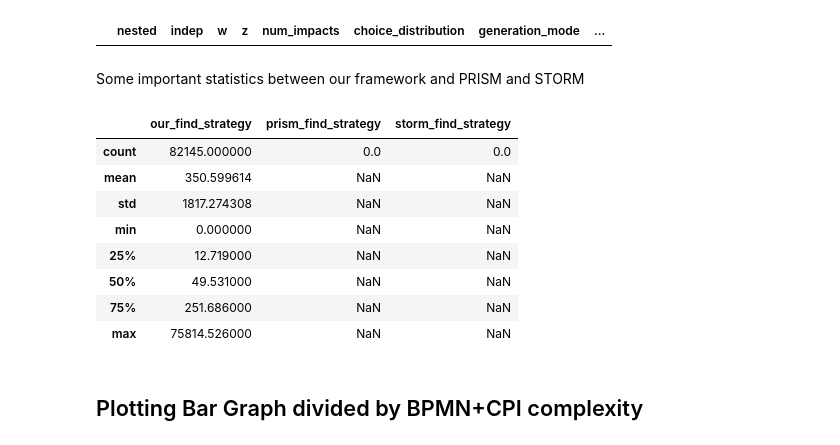
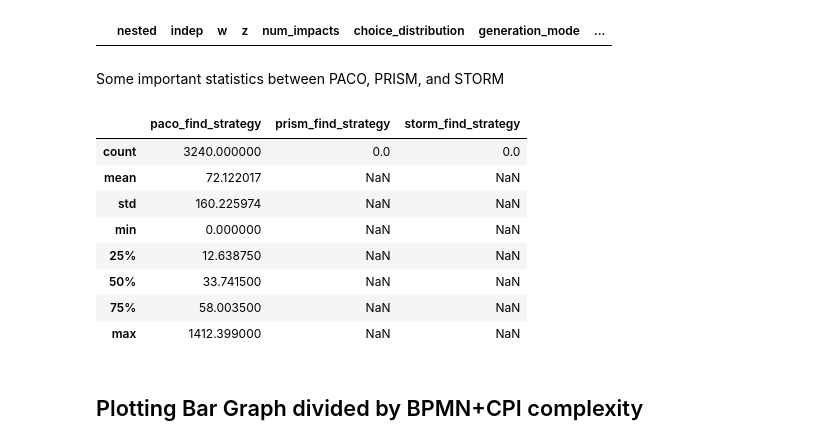
Before and after one commit to danielamadori/PACO, a Jupyter notebook: validation/results/Validation_Expalining_Strategies_for_Expected_Impacts.ipynb, the cells around one changed output. Drawn from its saved outputs; the diff is of its cells as text; code cells hidden in the pictures.

```diff
--- a/validation/results/Validation_Expalining_Strategies_for_Expected_Impacts.ipynb
+++ b/validation/results/Validation_Expalining_Strategies_for_Expected_Impacts.ipynb
@@ -1689,28 +1964,28 @@ dataS
 # %% [output]
 |  | nested | indep | w | z | num_impacts | choice_distribution | generation_mode | ... |
 # %% [markdown]
-Some important statistics between our framework and PRISM and STORM
+Some important statistics between PACO, PRISM, and STORM
 # %%
 df_times = pd.DataFrame()
-df_times['our_find_strategy'] = data[["time_create_execution_tree",
+df_times['paco_find_strategy'] = data[["time_create_execution_tree",
     "time_evaluate_cei_execution_tree",
     "found_strategy_time",
     "build_strategy_time",
     "time_explain_strategy",
     "strategy_tree_time",]].sum(axis=1)
 df_times['prism_find_strategy'] = dataP['prism_time']
 df_times['storm_find_strategy'] = dataS['storm_time']
 df_times.describe()
 # %% [output]
-|  | our_find_strategy | prism_find_strategy | storm_find_strategy |
-| count | 82145.000000 | 0.0 | 0.0 |
-| mean | 350.599614 | NaN | NaN |
-| std | 1817.274308 | NaN | NaN |
+|  | paco_find_strategy | prism_find_strategy | storm_find_strategy |
+| count | 3240.000000 | 0.0 | 0.0 |
+| mean | 72.122017 | NaN | NaN |
+| std | 160.225974 | NaN | NaN |
 | min | 0.000000 | NaN | NaN |
-| 25% | 12.719000 | NaN | NaN |
-| 50% | 49.531000 | NaN | NaN |
-| 75% | 251.686000 | NaN | NaN |
-| max | 75814.526000 | NaN | NaN |
+| 25% | 12.638750 | NaN | NaN |
+| 50% | 33.741500 | NaN | NaN |
+| 75% | 58.003500 | NaN | NaN |
+| max | 1412.399000 | NaN | NaN |
 # %% [markdown]
 ## Plotting Bar Graph divided by BPMN+CPI complexity
 # %%
```
Also changed, not shown: parts of 23 cells of this notebook, 7 other files.
